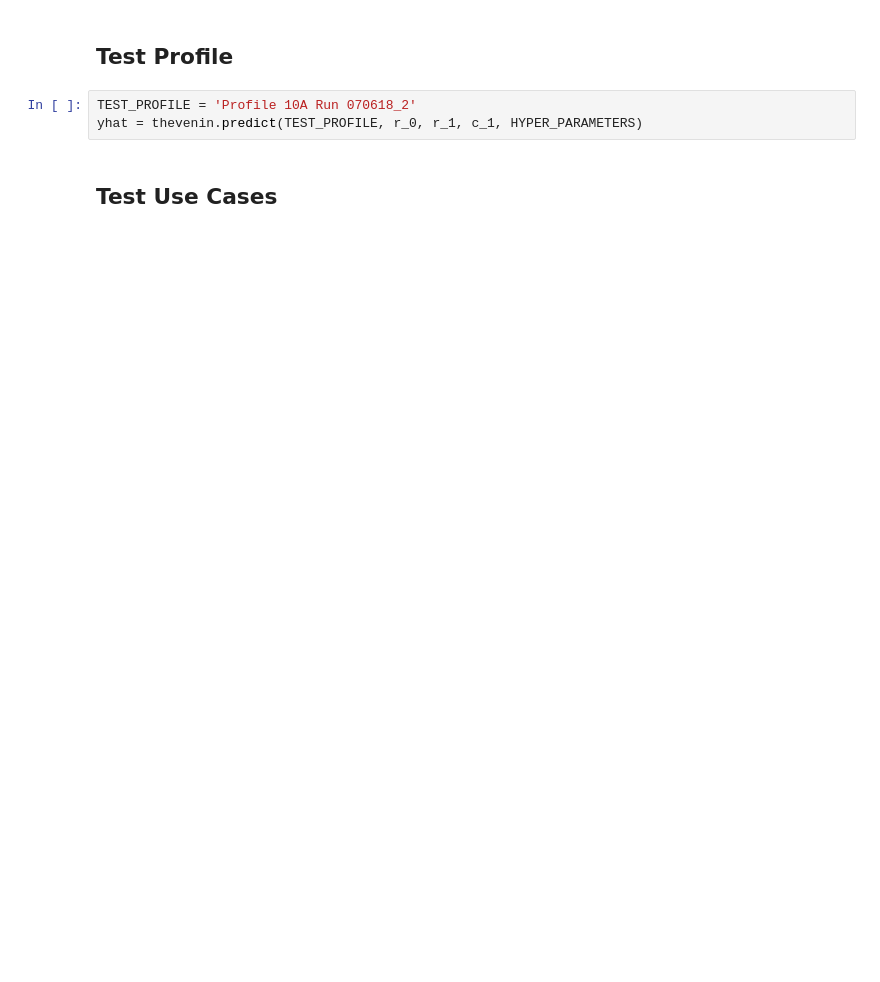
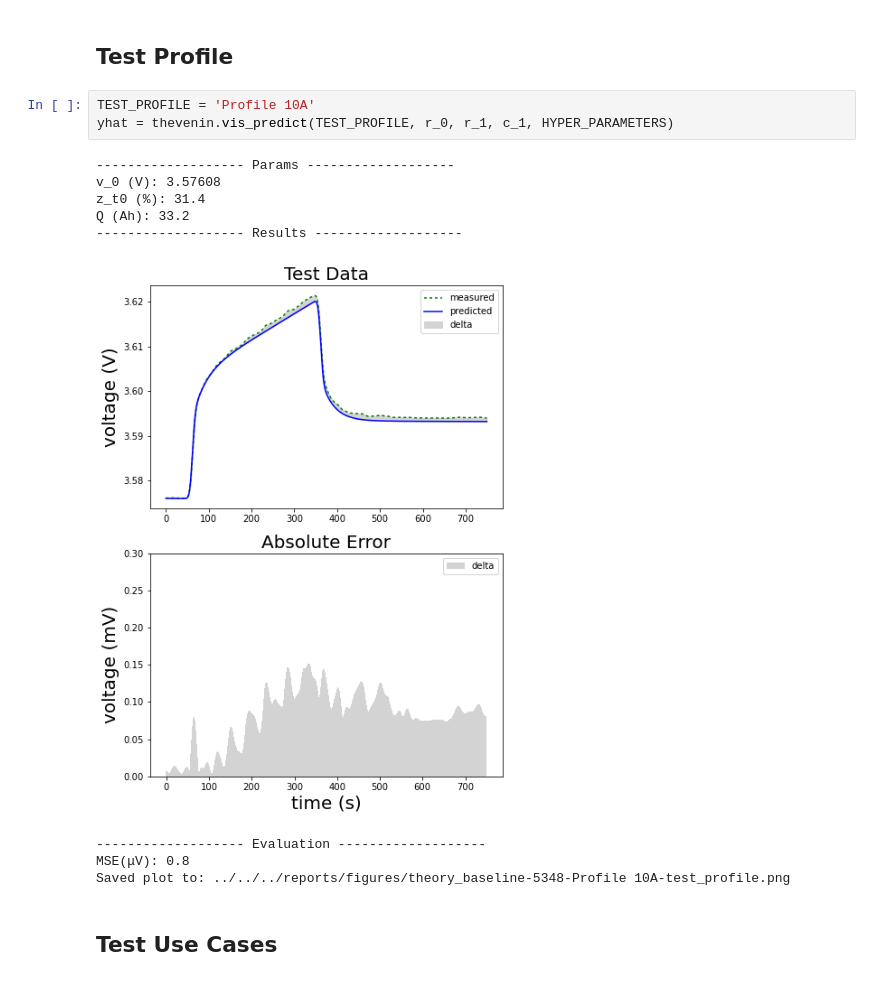
Before and after one commit to Energy-Theory-Guided-Data-Science/Battery-System, a Jupyter notebook: Battery-System/notebooks/models/theory_baseline/01-T_TheveninModel.ipynb, the cells around one changed output. Drawn from its saved outputs; the diff is of its cells as text; blank space fills up the shorter version.

```diff
--- a/Battery-System/notebooks/models/theory_baseline/01-T_TheveninModel.ipynb
+++ b/Battery-System/notebooks/models/theory_baseline/01-T_TheveninModel.ipynb
@@ -71,8 +118,18 @@ yhat = thevenin.vis_predict(TRAIN_PROFILE, r_0, r_1, c_1, HYPER_PARAMETERS)
 # %% [markdown]
 ## Test Profile
 # %%
-TEST_PROFILE = 'Profile 10A Run 070618_2'
-yhat = thevenin.predict(TEST_PROFILE, r_0, r_1, c_1, HYPER_PARAMETERS)
+TEST_PROFILE = 'Profile 10A'
+yhat = thevenin.vis_predict(TEST_PROFILE, r_0, r_1, c_1, HYPER_PARAMETERS)
+# %% [output]
+------------------- Params -------------------
+v_0 (V): 3.57608
+z_t0 (%): 31.4
+Q (Ah): 33.2
+------------------- Results -------------------
+[figure, added]
+------------------- Evaluation -------------------
+MSE(μV): 0.8
+Saved plot to: ../../../reports/figures/theory_baseline-5348-Profile 10A-test_profile.png
 # %% [markdown]
 ## Test Use Cases
 # %%
```
Also changed, not shown: parts of 10 cells of this notebook, 4 other files.
